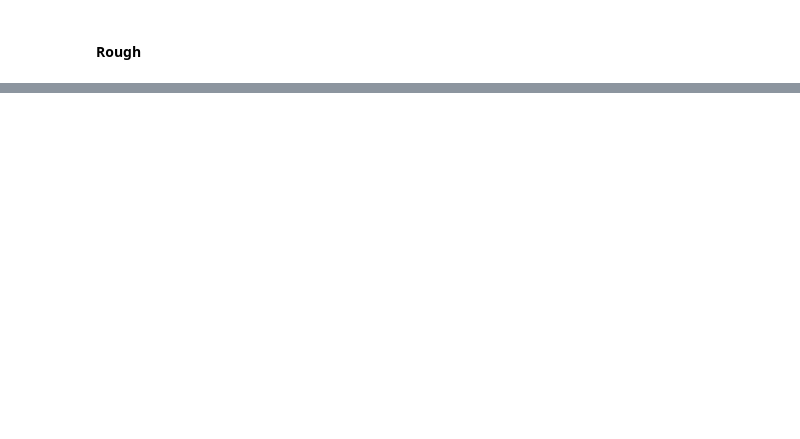
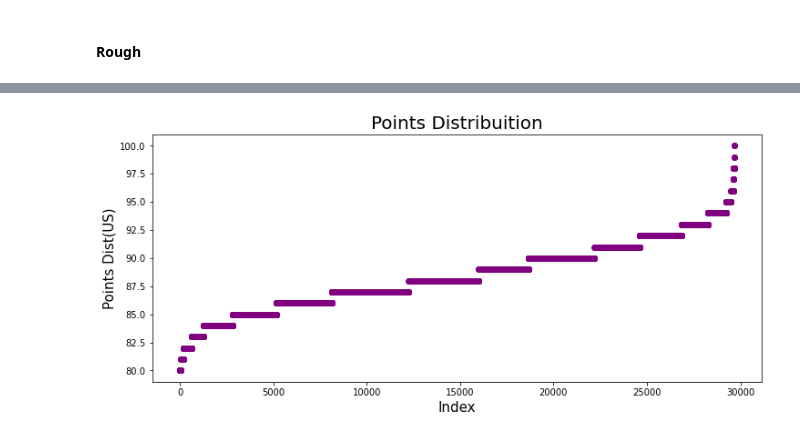
Before and after one commit to abagla18/Projects, a Jupyter notebook: iNeuron_internship_BA_1/wine_reviews.ipynb, the cells around one changed output, grey strips where cells are left out. Drawn from its saved outputs; the diff is of its cells as text; code cells hidden in the pictures; blank space fills up the shorter version.

```diff
--- a/iNeuron_internship_BA_1/wine_reviews.ipynb
+++ b/iNeuron_internship_BA_1/wine_reviews.ipynb
@@ -103,0 +130,10 @@ else:
+# %%
+plt.figure(figsize=(12,5)) #  define the size of figures that I will fbuild
+plt.scatter(range(df_wine.shape[0]), np.sort(df_wine.points.values), color='purple') # creating a cumulative distribution
+plt.xlabel('Index', fontsize=15)  # seting xlabel and size of font
+plt.ylabel('Points Dist(US)', fontsize=15)  # seting ylabel and size of font
+plt.title("Points Distribuition", fontsize=20) # seting title and size of font
+
+plt.show(); # show the graphic
+# %% [output]
+[figure, added]
```
Also changed, not shown: parts of 28 cells of this notebook, 10 other files.
